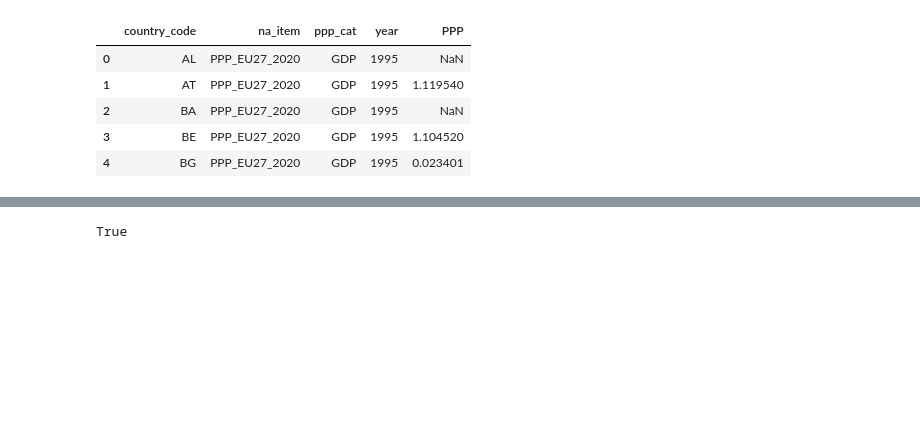
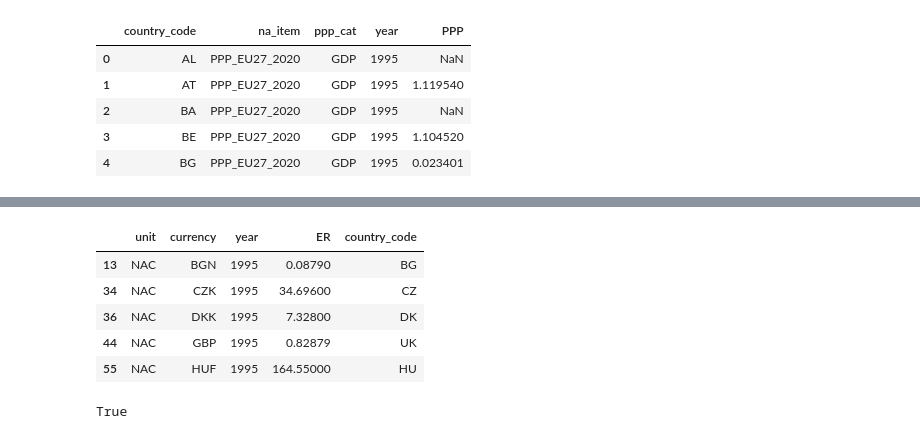
Before and after one commit to JanPintera/cee_competitiveness, a Jupyter notebook: RULC_decomposition.ipynb, the cells around one changed output, grey strips where cells are left out. Saved outputs shown, nothing was run; the diff lists cells and outputs as text; code cells hidden in the pictures; blank space fills up the shorter version.

```diff
--- a/RULC_decomposition.ipynb
+++ b/RULC_decomposition.ipynb
@@ -207,3 +186,14 @@ ert_bil_eur_a
+# %%
+# Start here - loading the data
+ert_bil_eur_a = pd.read_csv('ert_bil_eur_a.csv', index_col=0)
+ert_bil_eur_a.head()
+# %% [output]
+|  | unit | currency | year | ER | country_code |
+| 13 | NAC | BGN | 1995 | 0.08790 | BG |
+| 34 | NAC | CZK | 1995 | 34.69600 | CZ |
+| 36 | NAC | DKK | 1995 | 7.32800 | DK |
+| 44 | NAC | GBP | 1995 | 0.82879 | UK |
+| 55 | NAC | HUF | 1995 | 164.55000 | HU |
 # %%
 # test
 len(ert_bil_eur_a.loc[ert_bil_eur_a['country_code'].notna(), 'country_code'].unique()) == len(currency_country_map)
```
Also changed, not shown: parts of 21 cells of this notebook.
